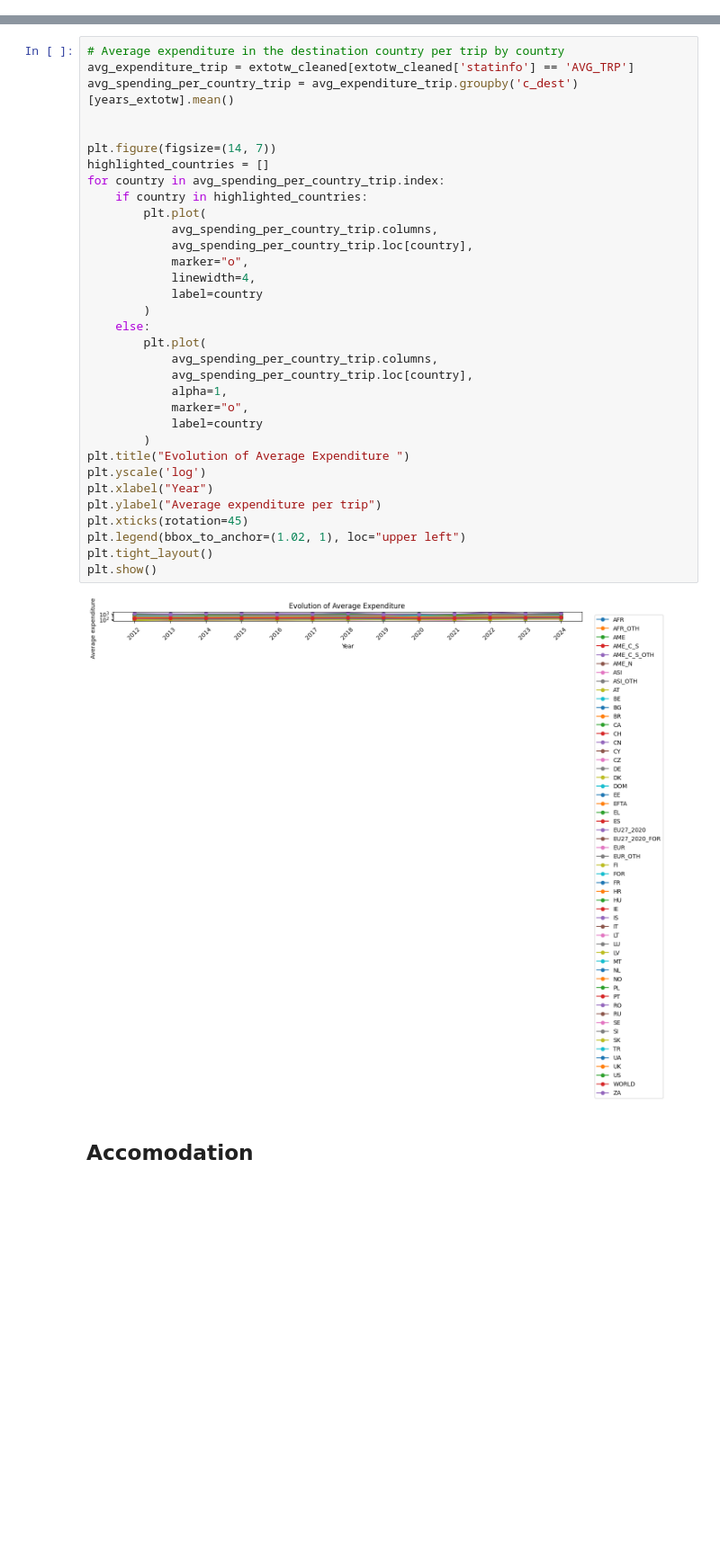
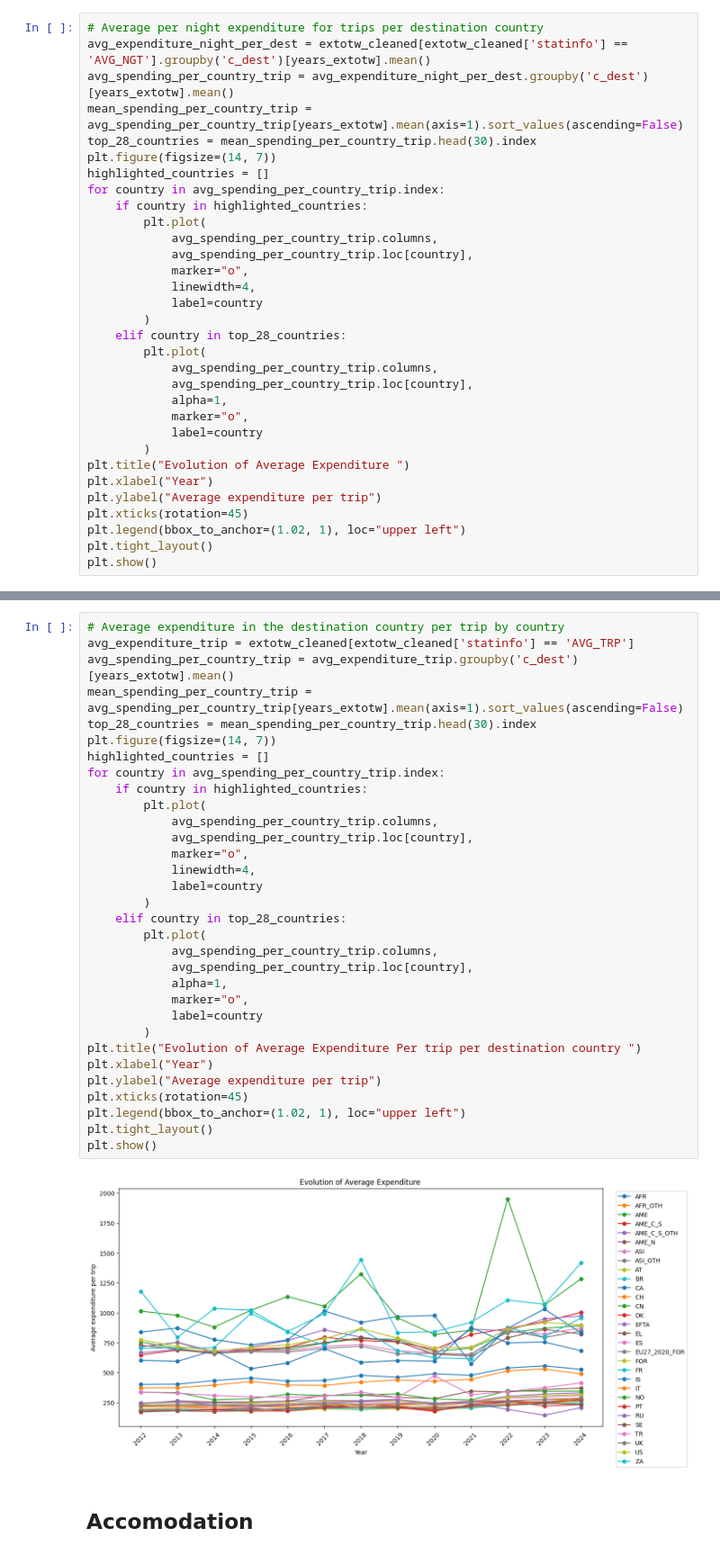
Before and after one commit to com-480-data-visualization/EUFLOW, a Jupyter notebook: analysis.ipynb, the cells around one changed output, grey strips where cells are left out. Shown at 90% size. Cells and saved outputs as stored; diff of their text form; blank space fills up the shorter version.

```diff
--- a/analysis.ipynb
+++ b/analysis.ipynb
@@ -441,0 +444,32 @@ plt.show()
+# %%
+# Average per night expenditure for trips per destination country
+avg_expenditure_night_per_dest = extotw_cleaned[extotw_cleaned['statinfo'] == 'AVG_NGT'].groupby('c_dest')[years_extotw].mean()
+avg_spending_per_country_trip = avg_expenditure_night_per_dest.groupby('c_dest')[years_extotw].mean()
+mean_spending_per_country_trip = avg_spending_per_country_trip[years_extotw].mean(axis=1).sort_values(ascending=False)
+top_28_countries = mean_spending_per_country_trip.head(30).index
+plt.figure(figsize=(14, 7))
+highlighted_countries = []
+for country in avg_spending_per_country_trip.index:
+    if country in highlighted_countries:
+        plt.plot(
+            avg_spending_per_country_trip.columns,
+            avg_spending_per_country_trip.loc[country],
+            marker="o",
+            linewidth=4,
+            label=country
+        )
+    elif country in top_28_countries:
+        plt.plot(
+            avg_spending_per_country_trip.columns,
+            avg_spending_per_country_trip.loc[country],
+            alpha=1,
+            marker="o",
+            label=country
+        )
+plt.title("Evolution of Average Expenditure ")
+plt.xlabel("Year")
+plt.ylabel("Average expenditure per trip")
+plt.xticks(rotation=45)
+plt.legend(bbox_to_anchor=(1.02, 1), loc="upper left")
+plt.tight_layout()
+plt.show()
@@ -442,37 +478,36 @@ plt.show()
 # %%
 # Average expenditure in the destination country per trip by country
 avg_expenditure_trip = extotw_cleaned[extotw_cleaned['statinfo'] == 'AVG_TRP']
 avg_spending_per_country_trip = avg_expenditure_trip.groupby('c_dest')[years_extotw].mean()
-
-
+mean_spending_per_country_trip = avg_spending_per_country_trip[years_extotw].mean(axis=1).sort_values(ascending=False)
+top_28_countries = mean_spending_per_country_trip.head(30).index
 plt.figure(figsize=(14, 7))
 highlighted_countries = []
 for country in avg_spending_per_country_trip.index:
     if country in highlighted_countries:
         plt.plot(
             avg_spending_per_country_trip.columns,
             avg_spending_per_country_trip.loc[country],
             marker="o",
             linewidth=4,
             label=country
         )
-    else:
+    elif country in top_28_countries:
         plt.plot(
             avg_spending_per_country_trip.columns,
             avg_spending_per_country_trip.loc[country],
             alpha=1,
             marker="o",
             label=country
         )
-plt.title("Evolution of Average Expenditure ")
-plt.yscale('log')
+plt.title("Evolution of Average Expenditure Per trip per destination country ")
 plt.xlabel("Year")
 plt.ylabel("Average expenditure per trip")
 plt.xticks(rotation=45)
 plt.legend(bbox_to_anchor=(1.02, 1), loc="upper left")
 plt.tight_layout()
 plt.show()
 # %% [output]
-[figure, old version]
+[figure, new version]
 # %% [markdown]
 ## Accomodation
```
Also changed, not shown: parts of 5 cells of this notebook.
